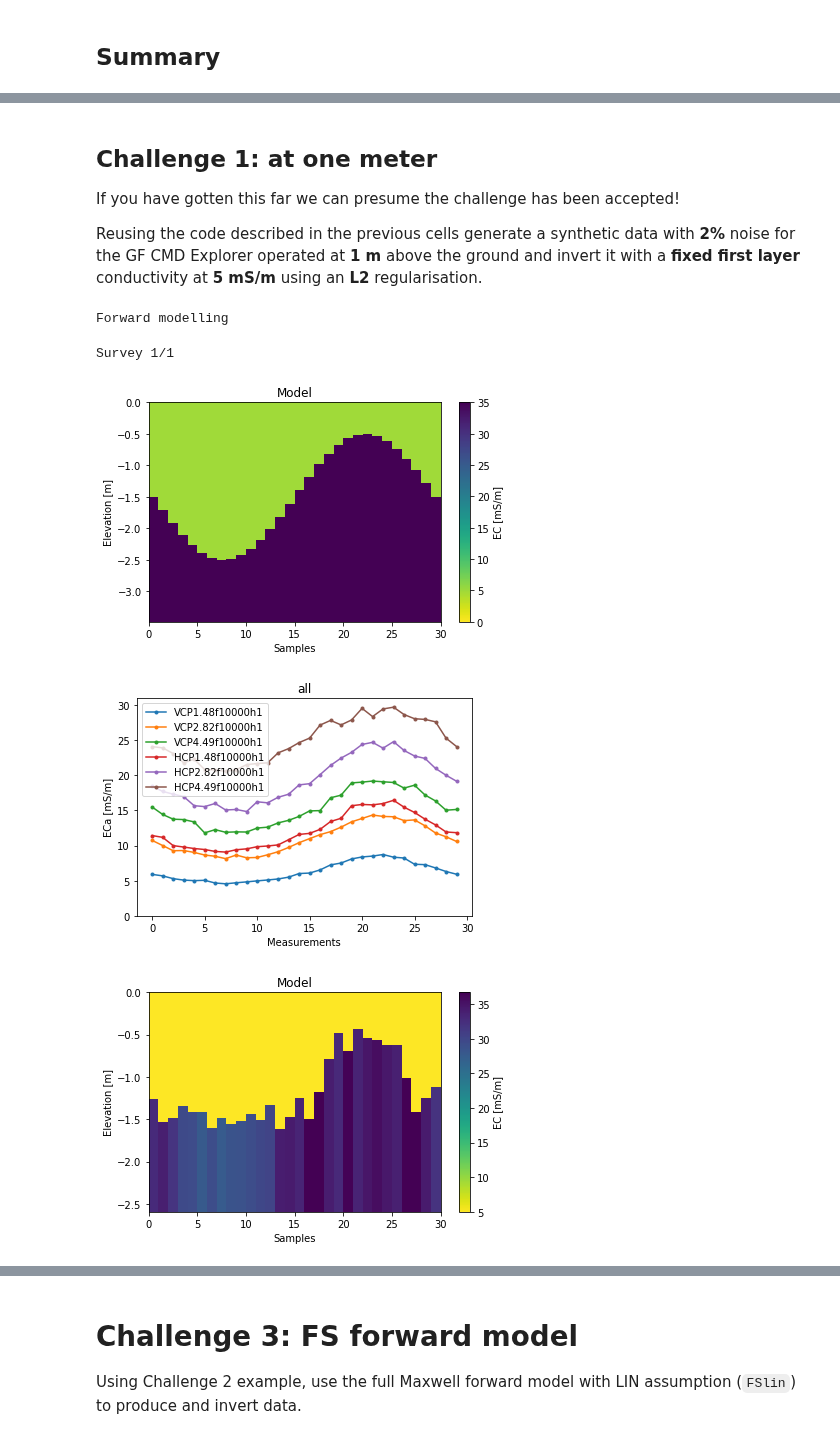
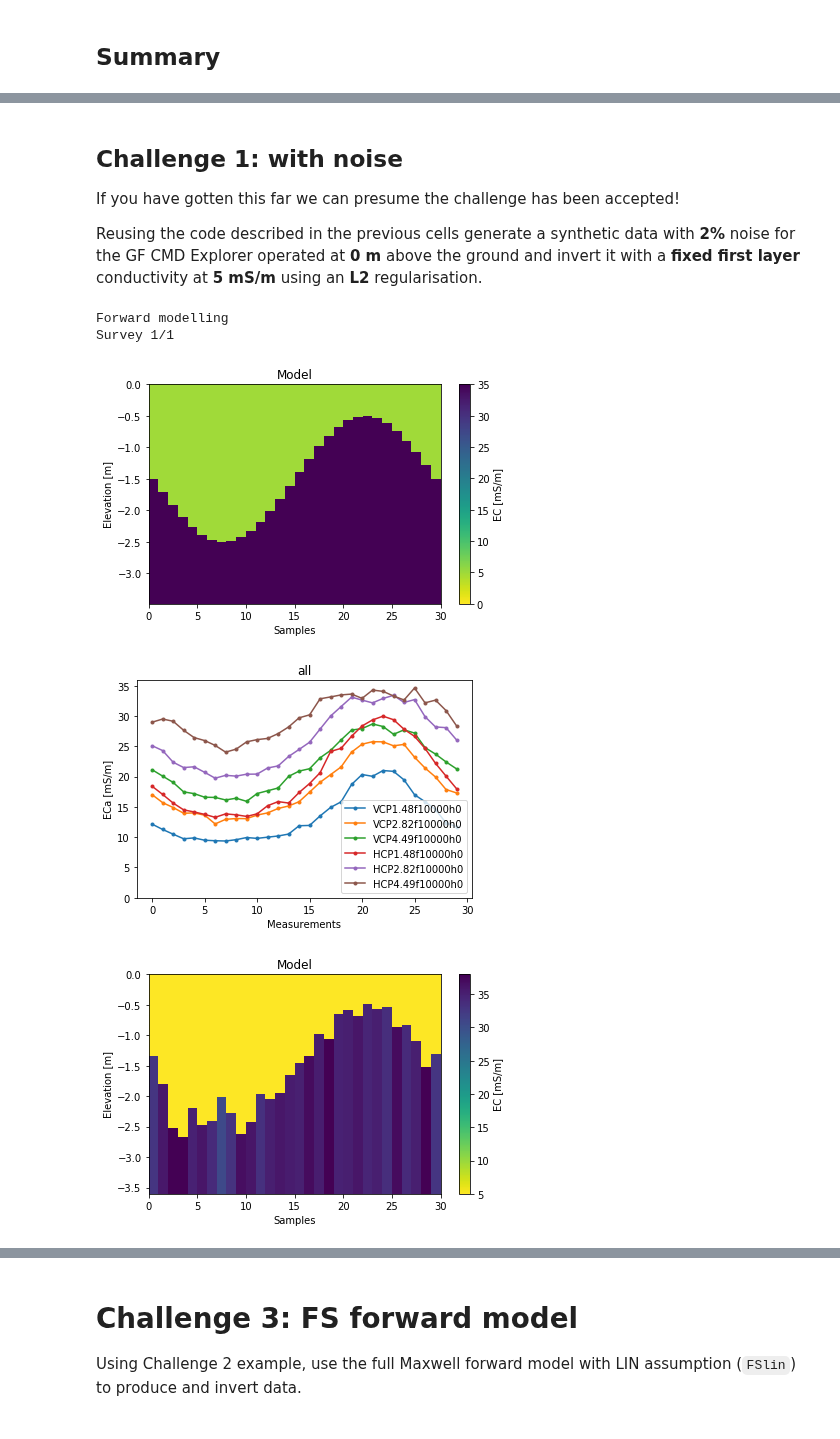
Before and after one commit to hkexgroup/emagpy, a Jupyter notebook: jupyter-notebook/workshop01-forward.ipynb, the cells around one changed output, grey strips where cells are left out. Drawn from its saved outputs; the diff is of its cells as text; code cells hidden in the pictures.

```diff
--- a/jupyter-notebook/workshop01-forward.ipynb
+++ b/jupyter-notebook/workshop01-forward.ipynb
@@ -138,39 +145,39 @@ Survey 1/1
 # %% [markdown]
-## Challenge 1: at one meter
+## Challenge 1: with noise
 
 If you have gotten this far we can presume the challenge has been accepted!
 
-Reusing the code described in the previous cells generate a synthetic data with **2%** noise for the GF CMD Explorer operated at **1 m** above the ground and invert it with a **fixed first layer** conductivity at **5 mS/m** using an **L2** regularisation.
+Reusing the code described in the previous cells generate a synthetic data with **2%** noise for the GF CMD Explorer operated at **0 m** above the ground and invert it with a **fixed first layer** conductivity at **5 mS/m** using an **L2** regularisation.
 # %%
 # ANSWER
 # define model parameters
 nlayer = 2 # number of layers in model
 npos = 30 # number of positions/sampling locations
 x = np.linspace(0, 2*np.pi, npos)[:,None] # specify x position along transect
 depths = 0.5 + (1+np.sin((x))) # generate depth based on x position along transect (positive!)
 conds = np.ones((npos, nlayer))*[5, 35] # electrical conductivity in mS/m of upper and lower layer
 
 # define coil orientations
-coils0 = ['VCP1.48f10000h1', 'VCP2.82f10000h1', 'VCP4.49f10000h1', 'HCP1.48f10000h1', 'HCP2.82f10000h1', 'HCP4.49f10000h1']
+coils0 = ['VCP1.48f10000h0', 'VCP2.82f10000h0', 'VCP4.49f10000h0', 'HCP1.48f10000h0', 'HCP2.82f10000h0', 'HCP4.49f10000h0']
 
 # forward
 k = Problem() # create an instance of the Problem class
 k.setModels([depths], [conds]) # create synthetic model based on conductivities and depths defined in step 1
 k.forward(forwardModel='CS', coils=coils0, noise=0.02) # perform forward modellling
 k.showResults(vmin=0) # show the model
 k.show(vmin=0) # show the synthetic ECa generated
 
 # invert
 k.setInit(depths0=[1.5], fixedDepths=[False], # setting initial model and specify which are fixed
           conds0=[5, 20], fixedConds=[True, False])
-k.invert(method='ROPE',forwardModel='CS', rep=300, alpha=0, regularization='l2', njobs=-1) # inversion
+k.invert(method='ROPE',forwardModel='CS', rep=300, alpha=0, regularization='l2', njobs=-1, bnds=[(0.01, 3), (0, 80)]) # inversion
 k.showResults() # show inverted model
 # %% [output]
 Forward modelling
+Survey 1/1
-Survey 1/1
 [figure]
-[figure, old version]
+[figure, new version]
-[figure, old version]
+[figure, new version]
 # %% [markdown]
 # Challenge 2: new model
 
```
Also changed, not shown: parts of 10 cells of this notebook, 1 other file.
